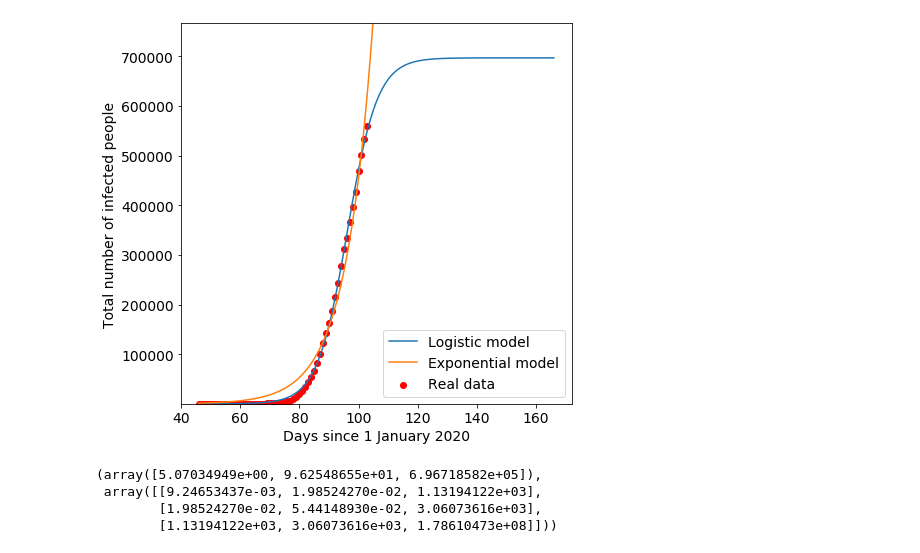
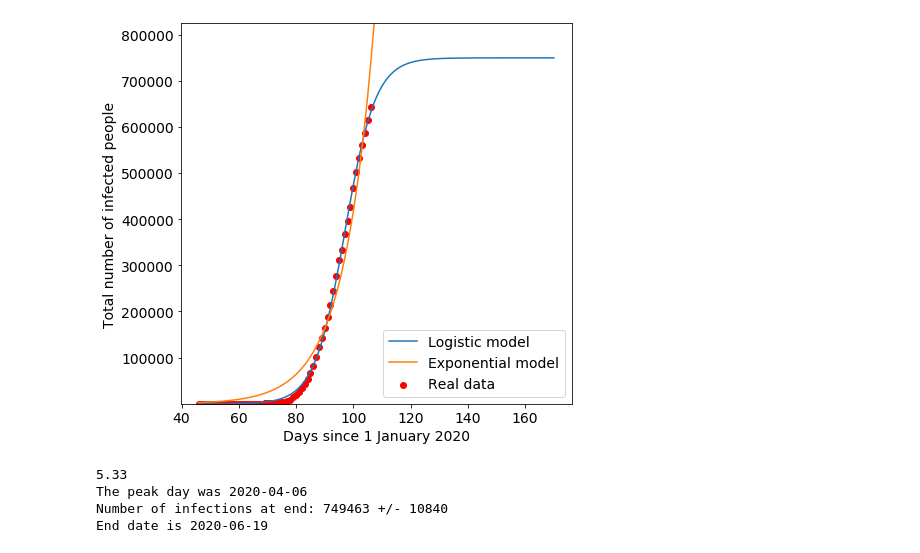
Before and after one commit to timothycomeau/COVID-19, a Jupyter notebook: USA COVID.ipynb, the cells around one changed output. Cells and saved outputs as stored; diff of their text form; code cells hidden in the pictures.

```diff
--- a/USA COVID.ipynb
+++ b/USA COVID.ipynb
@@ -1,4 +1,7 @@
 # %%
+# Adapted from https://towardsdatascience.com/covid-19-infection-in-italy-mathematical-models-and-predictions-7784b4d7dd8d
+# by Gianluca Malato
+
 import pandas as pd
 import numpy as np
 from datetime import datetime,timedelta
@@ -16,8 +19,10 @@ date = df['DATE']
 
 df['DATE'] = date.map(lambda x : (datetime.strptime(x, FMT) - datetime.strptime("2019-12-31", FMT)).days  )
 
-# pd.to_numeric(df['DATE'])
-# pd.to_numeric(df['NUMBER'])
+#a = infection speed
+#b = day of maximum infections
+#c = total number of infections at end
+# -> is found with the Fit function
 
 def logistic_model(x,a,b,c):
     return c/(1+np.exp(-(x-b)/a))
@@ -25,44 +30,67 @@ def logistic_model(x,a,b,c):
 x = list(df.iloc[:,0])
 y = list(df.iloc[:,1])
 
+fit = curve_fit(logistic_model,x,y,p0=[2,100,200000])
+
+#Standard errors fround with Errors function
 
 
-fit = curve_fit(logistic_model,x,y,p0=[2,100,6000])
 errors = [np.sqrt(fit[1][i][i]) for i in [0,1,2]]
 # fit, errors
 
 (a,b,c)=(fit[0][0],fit[0][1],fit[0][2])
 
+
+# Predicted end date with Sol function
+
 sol = int(fsolve(lambda x : logistic_model(x,a,b,c) - int(c),b))
-
-
-# errors
 
 def exponential_model(x,a,b,c):
     return a*np.exp(b*(x-c))
 
 exp_fit = curve_fit(exponential_model,x,y,p0=[1,1,1], maxfev=5000)
 
 pred_x = list(range(max(x),sol))
 plt.rcParams['figure.figsize'] = [7, 7]
 plt.rc('font', size=14)
 # Real data
 plt.scatter(x,y,label="Real data",color="red")
 # Predicted logistic curve
 plt.plot(x+pred_x, [logistic_model(i,fit[0][0],fit[0][1],fit[0][2]) for i in x+pred_x], label="Logistic model" )
 # Predicted exponential curve
 plt.plot(x+pred_x, [exponential_model(i,exp_fit[0][0],exp_fit[0][1],exp_fit[0][2]) for i in x+pred_x], label="Exponential model" )
 plt.legend()
 plt.xlabel("Days since 1 January 2020")
 plt.ylabel("Total number of infected people")
 plt.ylim((min(y)*0.9,c*1.1))
 plt.show()
 
-fit
-# sol
+newlist = fit[0]
+
+a= round(newlist[0],2)
+peak = int(round(newlist[1]))
+atend=int(round(newlist[2]))
+
+standard_error_endnumber = int(round(errors[2]))
+
+
+s='2019-12-31'
+date = datetime.strptime(s, "%Y-%m-%d")
+peak_day = date + timedelta(days=peak)
+end_day = date + timedelta(days=sol)
+
+peak_date=datetime.strftime(peak_day, "%Y-%m-%d")
+end_date=datetime.strftime(end_day, "%Y-%m-%d")
+
+print(a)
+print("The peak day was", peak_date)
+print("Number of infections at end:", atend, "+/-", standard_error_endnumber)
+
+
+print("End date is", end_date)
 # %% [output]
-[figure, old version]
+[figure, new version]
-(array([5.07034949e+00, 9.62548655e+01, 6.96718582e+05]),
- array([[9.24653437e-03, 1.98524270e-02, 1.13194122e+03],
-        [1.98524270e-02, 5.44148930e-02, 3.06073616e+03],
-        [1.13194122e+03, 3.06073616e+03, 1.78610473e+08]]))
+5.33
+The peak day was 2020-04-06
+Number of infections at end: 749463 +/- 10840
+End date is 2020-06-19
```
Also changed, not shown: 12 other files.
